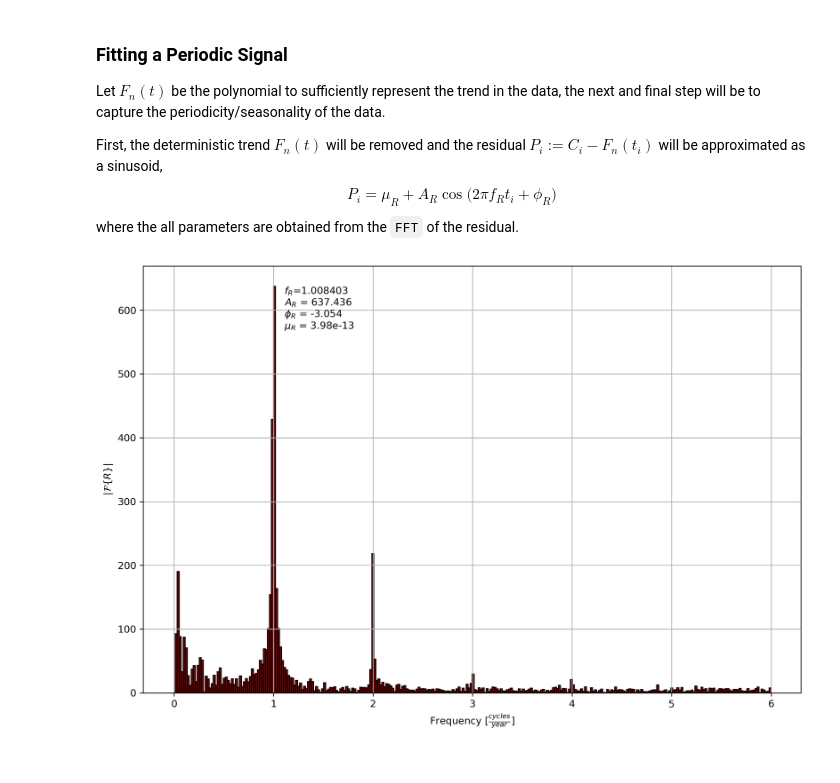
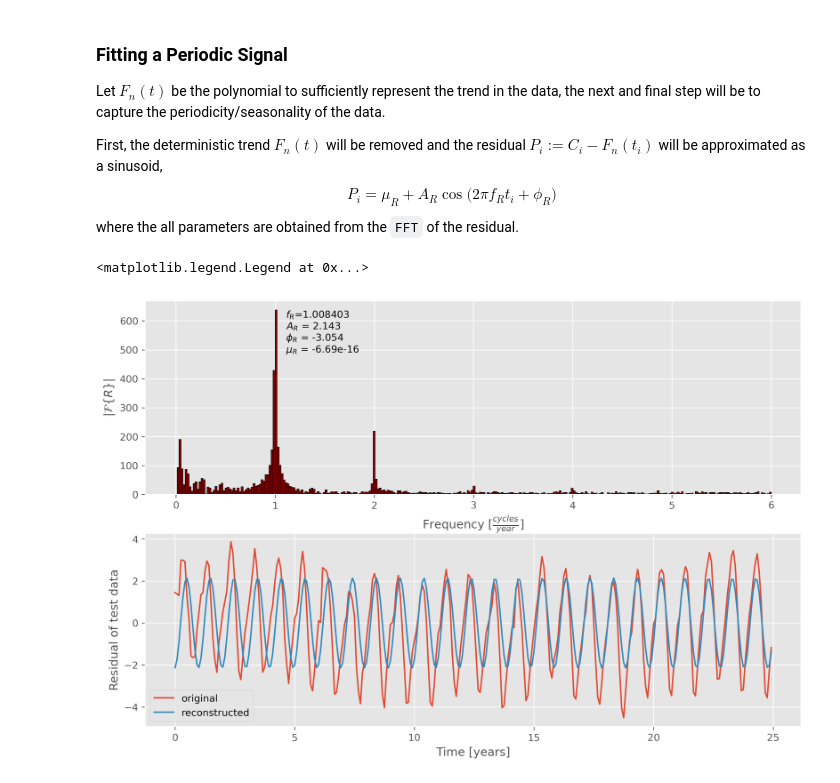
Before and after one commit to adamgogacz/time-series-processing, a Jupyter notebook: trend_seasonality_removal.ipynb, the cells around one changed output. Cells and saved outputs as stored; diff of their text form; code cells hidden in the pictures.

```diff
--- a/trend_seasonality_removal.ipynb
+++ b/trend_seasonality_removal.ipynb
@@ -24,9 +24,6 @@ The decomposition is meaningful only if the range of $F$ is much larger than the
 import pandas as pd
 
 import numpy as np
-
-from scipy.signal import correlate, correlation_lags
-from scipy import optimize
 
 from sklearn.linear_model import LinearRegression
 from sklearn.metrics import mean_squared_error, mean_absolute_percentage_error
@@ -34,14 +31,10 @@ from sklearn.model_selection import train_test_split
 
 
 from matplotlib import pyplot as plt
-from matplotlib.pyplot import text
-import matplotlib
-matplotlib.rcParams["figure.dpi"] = 144
-matplotlib.rcParams["figure.figsize"] = (12,8)
-
-import os
-
-from IPython.display import display, Markdown
+from matplotlib import rcParams
+rcParams["figure.dpi"] = 144
+rcParams["figure.figsize"] = (12,8)
+plt.style.use('ggplot')
 # %% [markdown]
 ## **Import Data**
 # %%
@@ -174,23 +164,49 @@ $$
 where the all parameters are obtained from the `FFT` of the residual.
 # %%
 R_train = co2_train - co2_train_quad_pred
+# R_train = np.concatenate((R_train[:,0],np.zeros(10000))).reshape(-1,1)
+# R_train = 400 + 637.436*np.cos(2*np.pi*2.0168067226890756*_t - 1.543)
+
+# _t = t_train - t_train.min()
+_t = (1/12)*np.arange(0,R_train.size)
+mu_R = R_train.mean()
+R_train = R_train - mu_R
+
+# get frequency domain signal
 FFT_R_train = np.fft.rfft(R_train[:,0])
 freq = np.fft.rfftfreq(R_train.size, d=1/12)
 Amp_FFT_R_train = np.abs(FFT_R_train)
+
+# find peak frequency and reconstruct the sinusoid
 imax = np.nonzero(Amp_FFT_R_train == Amp_FFT_R_train.max())[0]
+f_R, A_R = freq[imax][0], 2*Amp_FFT_R_train[imax][0]/R_train.size
+phi_R  = np.angle(FFT_R_train[imax])[0]
 
-fig, ax = plt.subplots(figsize=(12,8),dpi=300)
-ax.bar(x=freq,height=Amp_FFT_R_train,width=freq[1],label='FFT',color='maroon',edgecolor='black')
-ax.annotate(text=rf"$f_R$={freq[imax][0]:.6f}" + "\n"
-            + rf"$A_R$ = {Amp_FFT_R_train[imax][0]:.3f}" + "\n"
-            + rf"$\phi_R$ = {np.angle(FFT_R_train[imax])[0]:.3f}" + "\n"
-            + rf"$\mu_R$ = {Amp_FFT_R_train[0]:.3g}" ,
+P_i_recon = A_R*np.cos(2*np.pi*f_R*_t + phi_R)
+
+
+fig, ax = plt.subplots(2,figsize=(12,8),dpi=300)
+ax[0].bar(x=freq,height=Amp_FFT_R_train,width=freq[1],label='FFT',color='maroon',edgecolor='black')
+ax[0].annotate(text=rf"$f_R$={f_R:.6f}" + "\n"
+            + rf"$A_R$ = {A_R:.3f}" + "\n"
+            + rf"$\phi_R$ = {phi_R:.3f}" + "\n"
+            + rf"$\mu_R$ = {mu_R:.3g}" ,
             xy=(freq[imax]+0.1,Amp_FFT_R_train[imax]),
             verticalalignment='top', horizontalalignment='left')
-ax.set_xlabel(r'Frequency [$\frac{cycles}{year}$]')
-ax.set_ylabel(r'$|\mathcal{F}\{R\}|$')
-ax.grid()
+ax[0].set_xlabel(r'Frequency [$\frac{cycles}{year}$]')
+ax[0].set_ylabel(r'$|\mathcal{F}\{R\}|$')
+ax[0].grid(visible=True)
 
-del freq, FFT_R_train, fig, ax
+_idxd=np.full(_t.shape,False,dtype=bool)
+_idxd[0:300] = True
+ax[1].plot(_t[_idxd],R_train[_idxd],label='original')
+ax[1].plot(_t[_idxd],P_i_recon[_idxd],label='reconstructed')
+ax[1].set_xlabel('Time [years]')
+ax[1].set_ylabel('Residual of test data')
+ax[1].legend()
+
+
+# del freq, FFT_R_train, fig, ax, P_i_recon, _t, _idxd
 # %% [output]
+<matplotlib.legend.Legend at 0x...>
-[figure, old version]
+[figure, new version]
```
Also changed, not shown: parts of 3 cells of this notebook.
